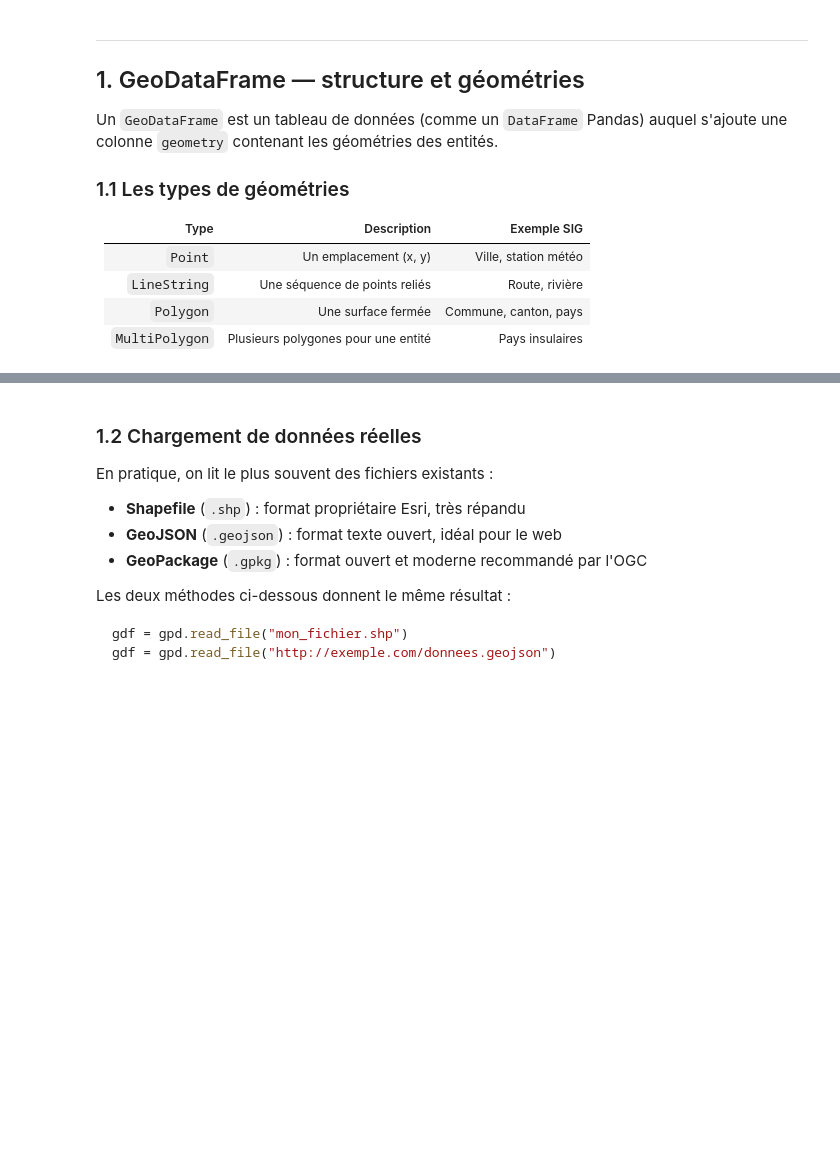
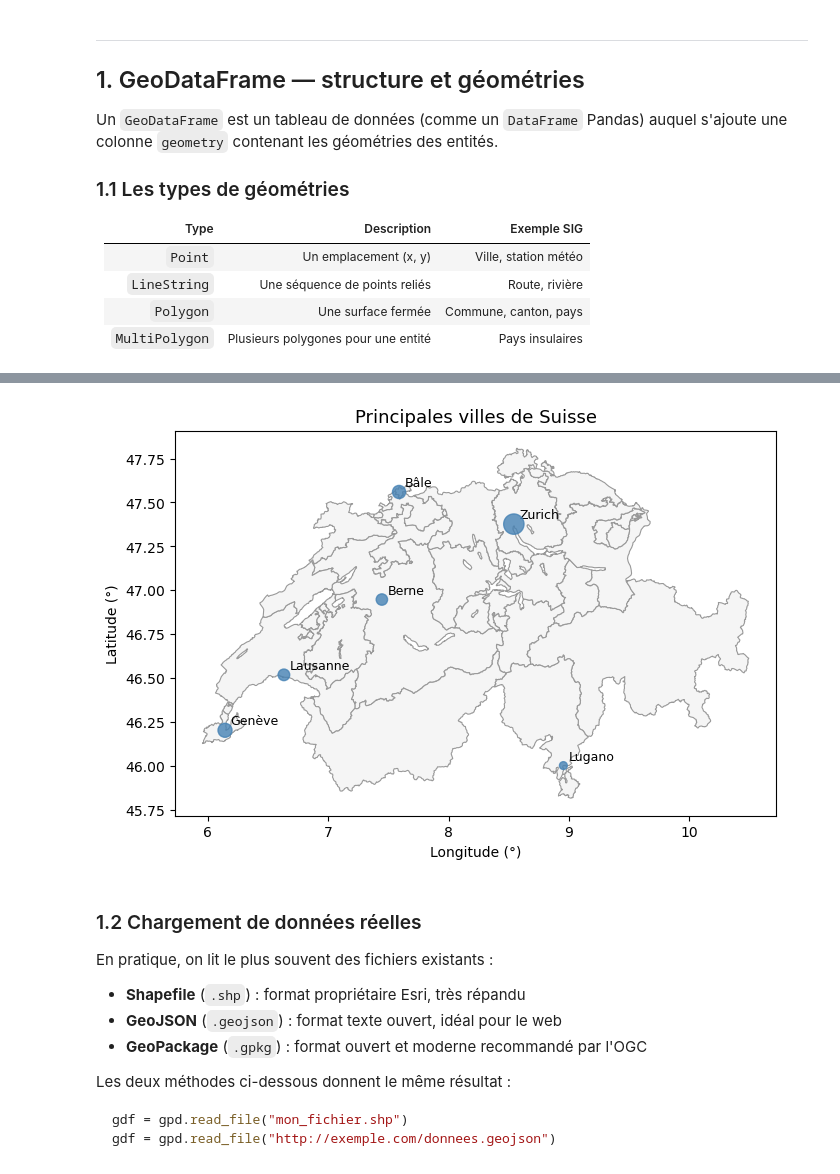
Before and after one commit to gse-unil/2026_Geoinformatique_II, a Jupyter notebook: tps/tp-py02.ipynb, the cells around one changed output, grey strips where cells are left out. Cells and saved outputs as stored; diff of their text form; code cells hidden in the pictures; blank space fills up the shorter version.

```diff
--- a/tps/tp-py02.ipynb
+++ b/tps/tp-py02.ipynb
@@ -71,28 +92,29 @@ print(f"\nEmprise (bounds) : {villes.total_bounds}")
 # %%
 # --- Afficher les villes ---
 fig, ax = plt.subplots(figsize=(7, 7))
 
-# Charge le fond de carte (pays du monde)
-monde = gpd.read_file(geodatasets.get_path("naturalearth lowres"))
-suisse = monde[monde['name'] == 'Switzerland']
+# Charge le fond de carte (cantons suisses depuis tp1.gpkg)
+cantons = gpd.read_file('tp1.gpkg', layer='Cantons').to_crs('EPSG:4326')
 
-# Affiche la Suisse
-suisse.plot(ax=ax, color='#f5f5f5', edgecolor='#333', linewidth=1.5)
+# Affiche les contours des cantons comme fond de carte
+cantons.plot(ax=ax, color='#f5f5f5', edgecolor='#999', linewidth=0.8)
 
 # Affiche les villes avec taille proportionnelle à la population
 villes.plot(ax=ax, markersize=villes['population'] / 2000,
             color='steelblue', alpha=0.8, zorder=5)
 
 # Étiquettes
 for _, row in villes.iterrows():
     ax.annotate(row['ville'], xy=(row.geometry.x, row.geometry.y),
                 xytext=(4, 4), textcoords='offset points', fontsize=9)
 
 ax.set_title('Principales villes de Suisse', fontsize=13)
 ax.set_xlabel('Longitude (°)')
 ax.set_ylabel('Latitude (°)')
 plt.tight_layout()
 plt.show()
+# %% [output]
+[figure, added]
 # %% [markdown]
 ### 1.2 Chargement de données réelles
 
```
Also changed, not shown: parts of 22 cells of this notebook, 4 other files.
